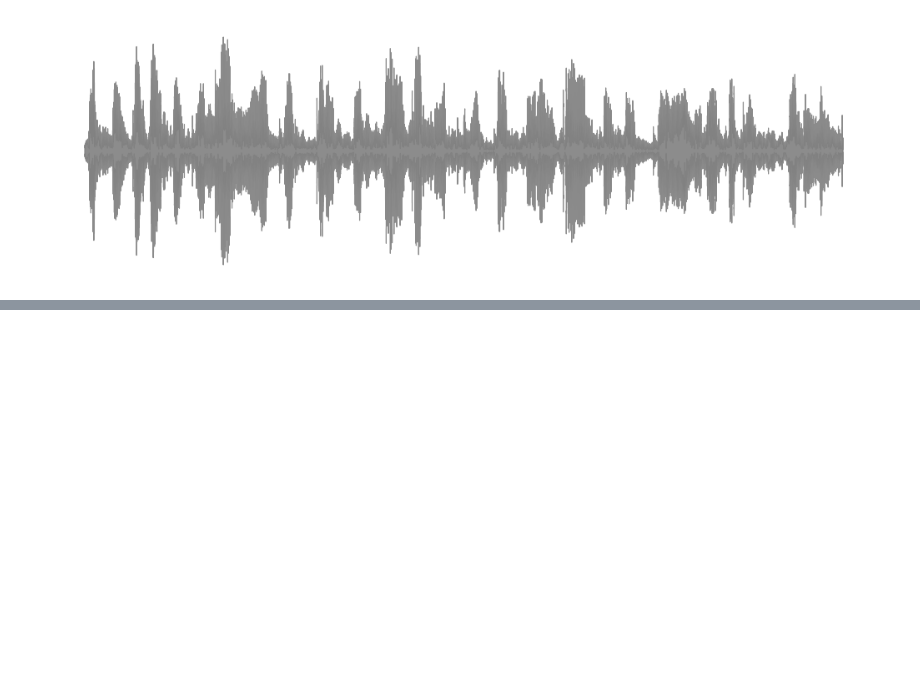
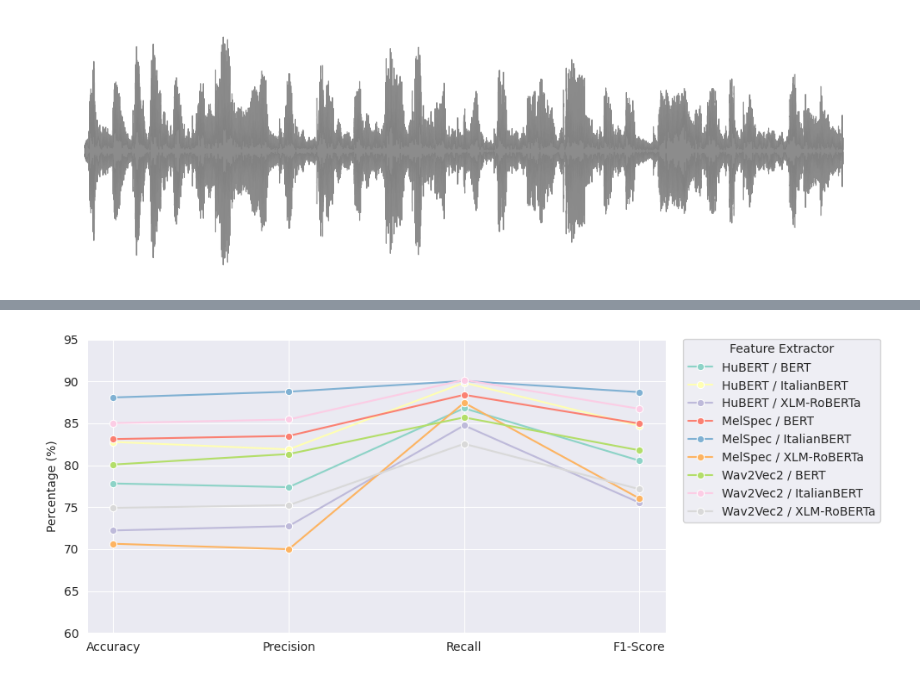
Before and after one commit to tabaraei/MultimodalDG-depression-detection, a Jupyter notebook: playground.ipynb, the cells around one changed output, grey strips where cells are left out. Cells and saved outputs as stored; diff of their text form; code cells hidden in the pictures; blank space fills up the shorter version.

```diff
--- a/playground.ipynb
+++ b/playground.ipynb
@@ -45,0 +51,4 @@ display(plt_sample_waveform)
+# %%
+display(plt_feature_extractors)
+# %% [output]
+[figure, added]
```
Also changed, not shown: parts of 2 cells of this notebook, 1 other file.
